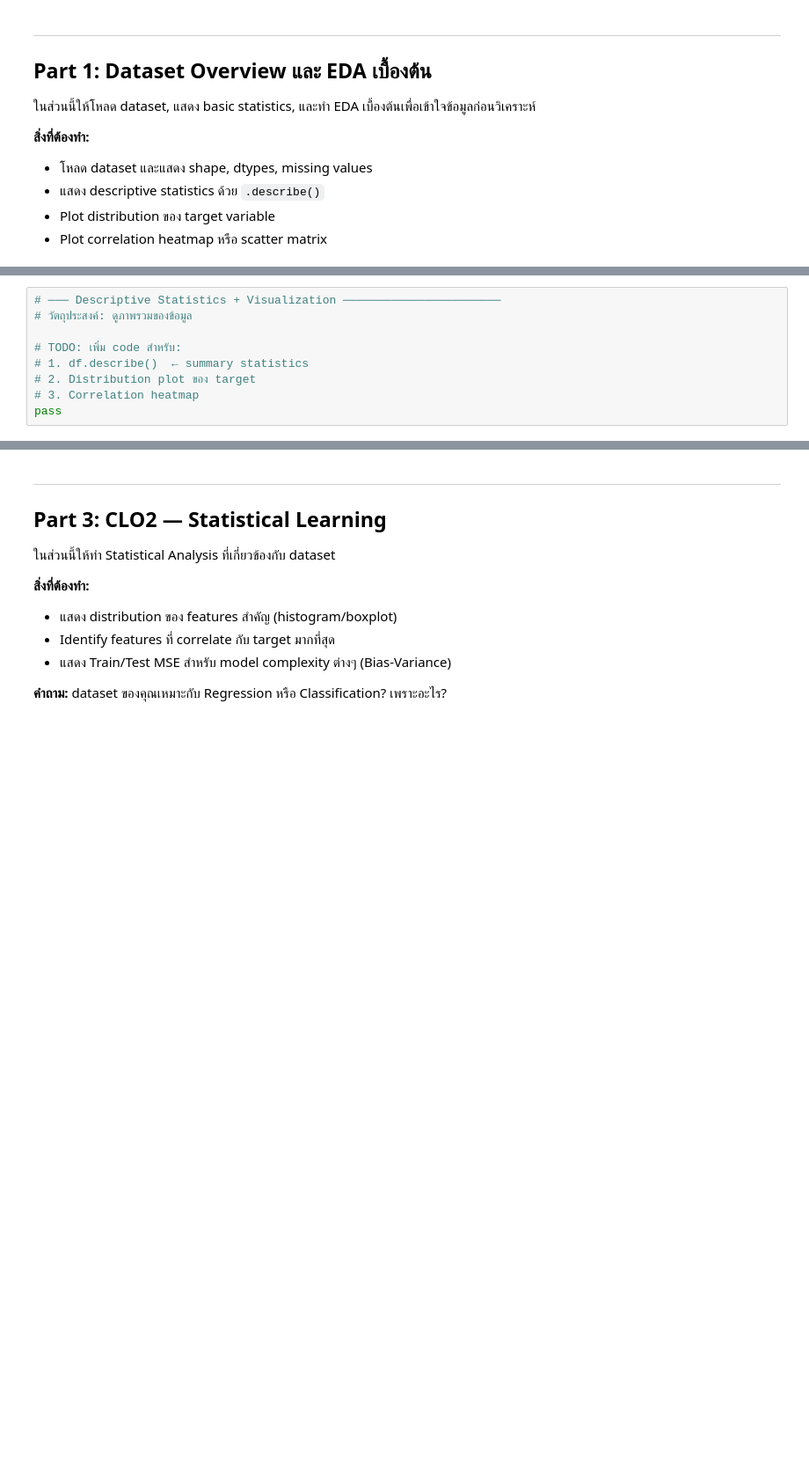
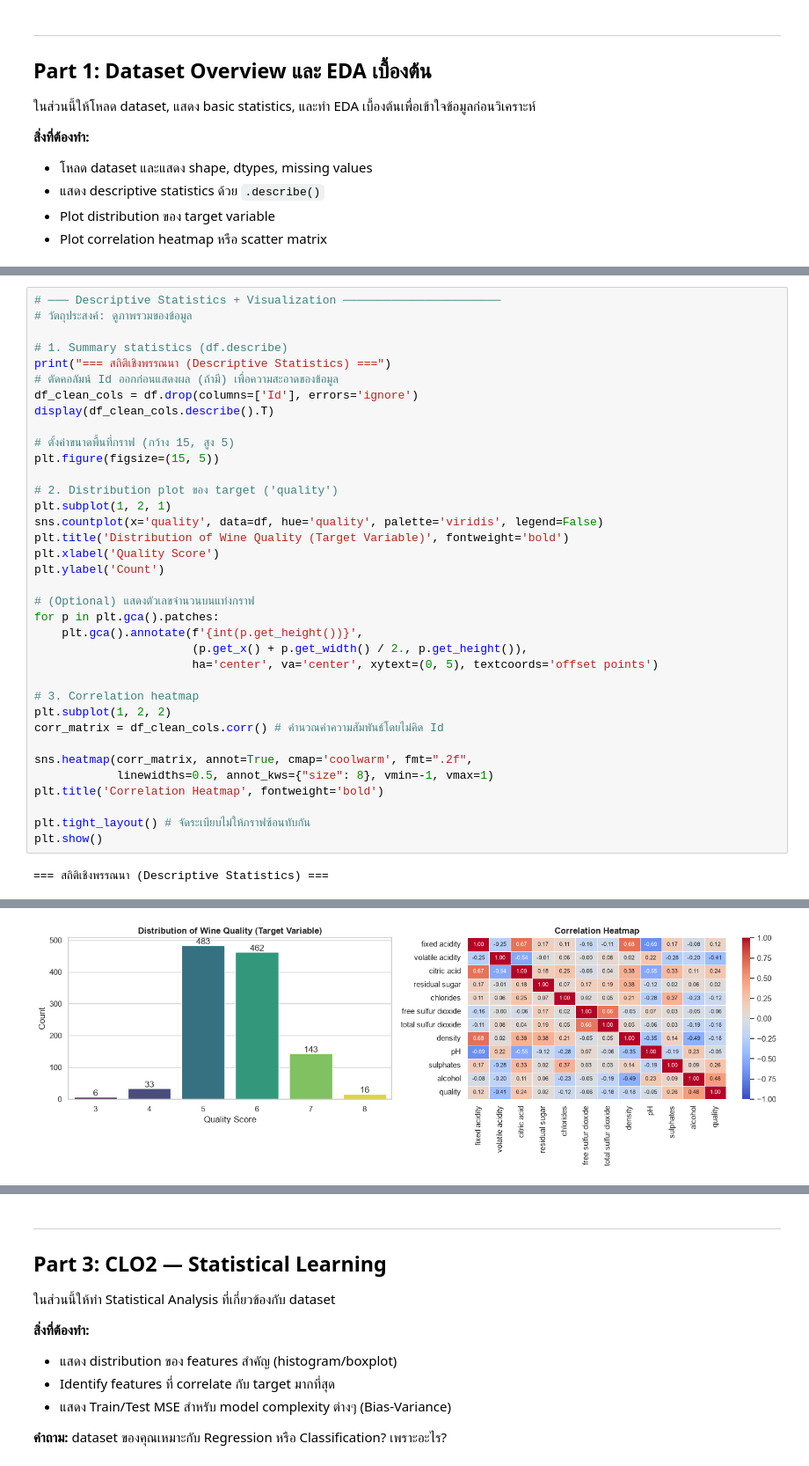
Before and after one commit to kitipong68-liang/ds-math-project-wineqt, a Jupyter notebook: lab15_Project_WineQualityPrediction.ipynb, the cells around one changed output, grey strips where cells are left out. Shown at 88% size. Saved outputs shown, nothing was run; the diff lists cells and outputs as text; blank space fills up the shorter version.

```diff
--- a/lab15_Project_WineQualityPrediction.ipynb
+++ b/lab15_Project_WineQualityPrediction.ipynb
@@ -88,8 +131,37 @@ print("พร้อมแล้ว! Libraries ทั้งหมด import ส
 # ─── Descriptive Statistics + Visualization ───────────────────────
 # วัตถุประสงค์: ดูภาพรวมของข้อมูล
 
-# TODO: เพิ่ม code สำหรับ:
-# 1. df.describe()  ← summary statistics
-# 2. Distribution plot ของ target
+# 1. Summary statistics (df.describe)
+print("=== สถิติเชิงพรรณนา (Descriptive Statistics) ===")
+# ตัดคอลัมน์ Id ออกก่อนแสดงผล (ถ้ามี) เพื่อความสะอาดของข้อมูล
+df_clean_cols = df.drop(columns=['Id'], errors='ignore')
+display(df_clean_cols.describe().T)
+
+# ตั้งค่าขนาดพื้นที่กราฟ (กว้าง 15, สูง 5)
+plt.figure(figsize=(15, 5))
+
+# 2. Distribution plot ของ target ('quality')
+plt.subplot(1, 2, 1)
+sns.countplot(x='quality', data=df, hue='quality', palette='viridis', legend=False)
+plt.title('Distribution of Wine Quality (Target Variable)', fontweight='bold')
+plt.xlabel('Quality Score')
+plt.ylabel('Count')
+
+# (Optional) แสดงตัวเลขจำนวนบนแท่งกราฟ
+for p in plt.gca().patches:
+    plt.gca().annotate(f'{int(p.get_height())}',
+                       (p.get_x() + p.get_width() / 2., p.get_height()),
+                       ha='center', va='center', xytext=(0, 5), textcoords='offset points')
+
 # 3. Correlation heatmap
-pass
+plt.subplot(1, 2, 2)
+corr_matrix = df_clean_cols.corr() # คำนวณค่าความสัมพันธ์โดยไม่คิด Id
+
+sns.heatmap(corr_matrix, annot=True, cmap='coolwarm', fmt=".2f",
+            linewidths=0.5, annot_kws={"size": 8}, vmin=-1, vmax=1)
+plt.title('Correlation Heatmap', fontweight='bold')
+
+plt.tight_layout() # จัดระเบียบไม่ให้กราฟซ้อนทับกัน
+plt.show()
+# %% [output]
+=== สถิติเชิงพรรณนา (Descriptive Statistics) ===
@@ -96,3 +181,4 @@ pass
+[figure, added]
 # %% [markdown]
 ---
 ## Part 2: CLO1 — Linear Algebra Analysis
```
Also changed, not shown: parts of 5 cells of this notebook.
